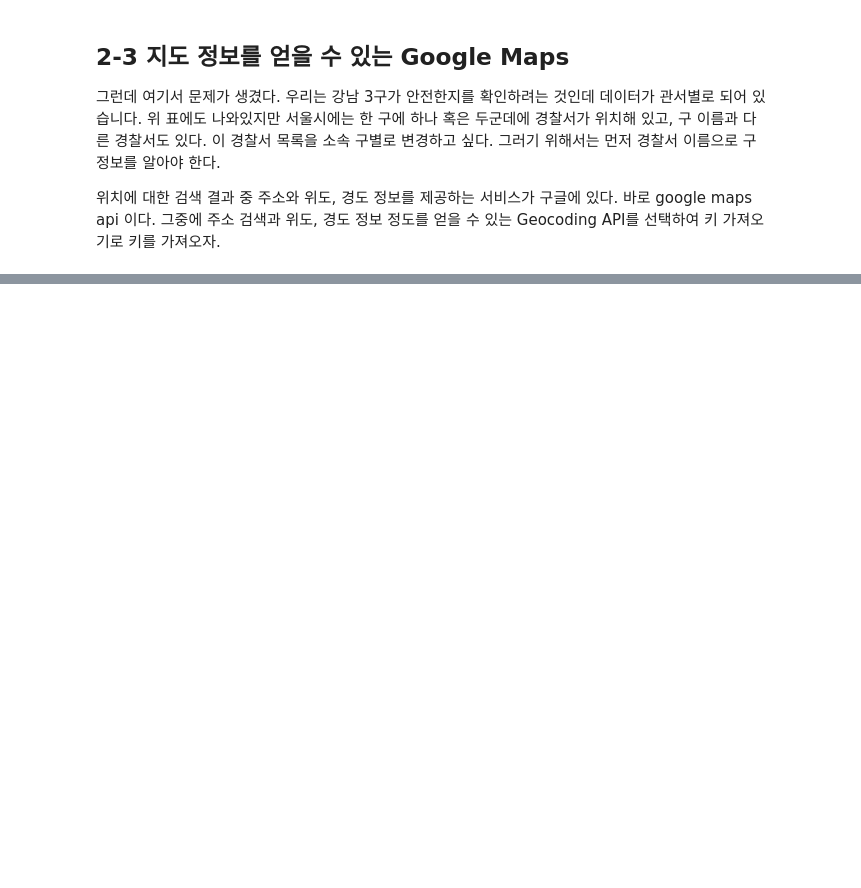
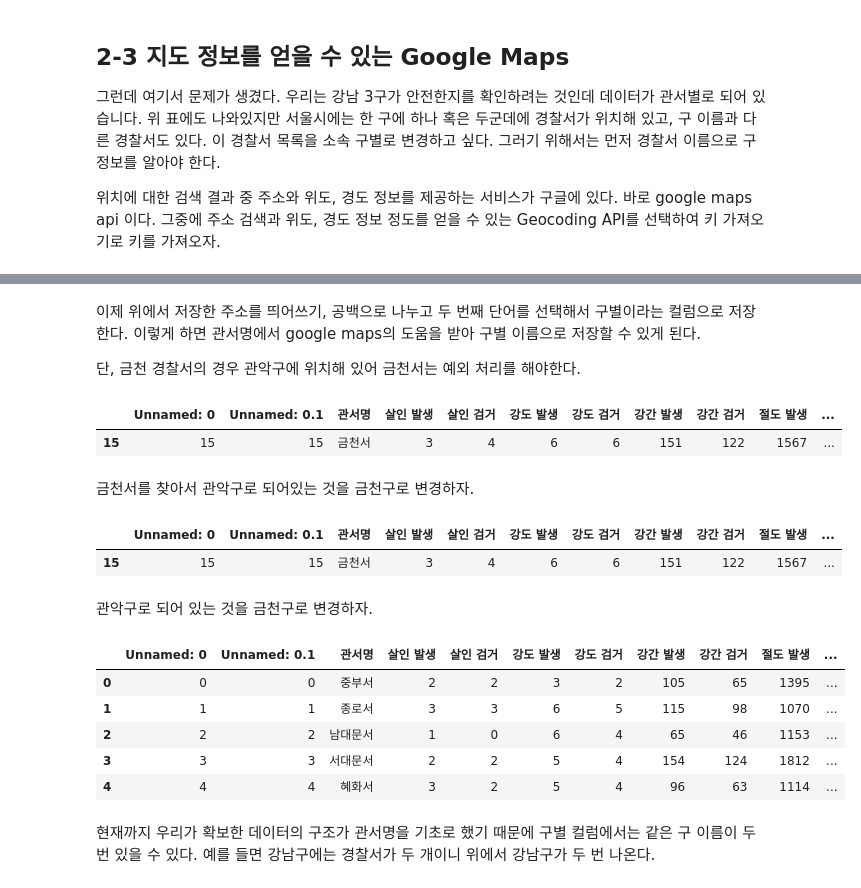
Before and after one commit to jaeyoon89/python_datascience_study, a Jupyter notebook: ch2_crime_in_seoul.ipynb, the cells around one changed output, grey strips where cells are left out. Saved outputs shown, nothing was run; the diff lists cells and outputs as text; code cells hidden in the pictures; blank space fills up the shorter version.

```diff
--- a/ch2_crime_in_seoul.ipynb
+++ b/ch2_crime_in_seoul.ipynb
@@ -72,0 +217,19 @@ for name in crime_anal_police["관서명"]:
+# %% [markdown]
+이제 위에서 저장한 주소를 띄어쓰기, 공백으로 나누고 두 번째 단어를 선택해서 구별이라는 컬럼으로 저장한다. 이렇게 하면 관서명에서 google maps의 도움을 받아 구별 이름으로 저장할 수 있게 된다.
+
+단, 금천 경찰서의 경우 관악구에 위치해 있어 금천서는 예외 처리를 해야한다.
+# %%
+crime_anal_police[crime_anal_police['관서명']=='금천서']
+# %% [output]
+|  | Unnamed: 0 | Unnamed: 0.1 | 관서명 | 살인 발생 | 살인 검거 | 강도 발생 | 강도 검거 | 강간 발생 | 강간 검거 | 절도 발생 | ... |
+| 15 | 15 | 15 | 금천서 | 3 | 4 | 6 | 6 | 151 | 122 | 1567 | ... |
+# %% [markdown]
+금천서를 찾아서 관악구로 되어있는 것을 금천구로 변경하자.
+# %%
+crime_anal_police.loc[crime_anal_police['관서명']=='금천서',['구별']] = '금천서'
+crime_anal_police[crime_anal_police['관서명']=='금천서']
+# %% [output]
+|  | Unnamed: 0 | Unnamed: 0.1 | 관서명 | 살인 발생 | 살인 검거 | 강도 발생 | 강도 검거 | 강간 발생 | 강간 검거 | 절도 발생 | ... |
+| 15 | 15 | 15 | 금천서 | 3 | 4 | 6 | 6 | 151 | 122 | 1567 | ... |
+# %% [markdown]
+관악구로 되어 있는 것을 금천구로 변경하자.
@@ -72,0 +239,11 @@ for name in crime_anal_police["관서명"]:
+# %%
+crime_anal_police.head()
+# %% [output]
+|  | Unnamed: 0 | Unnamed: 0.1 | 관서명 | 살인 발생 | 살인 검거 | 강도 발생 | 강도 검거 | 강간 발생 | 강간 검거 | 절도 발생 | ... |
+| 0 | 0 | 0 | 중부서 | 2 | 2 | 3 | 2 | 105 | 65 | 1395 | ... |
+| 1 | 1 | 1 | 종로서 | 3 | 3 | 6 | 5 | 115 | 98 | 1070 | ... |
+| 2 | 2 | 2 | 남대문서 | 1 | 0 | 6 | 4 | 65 | 46 | 1153 | ... |
+| 3 | 3 | 3 | 서대문서 | 2 | 2 | 5 | 4 | 154 | 124 | 1812 | ... |
+| 4 | 4 | 4 | 혜화서 | 3 | 2 | 5 | 4 | 96 | 63 | 1114 | ... |
+# %% [markdown]
+현재까지 우리가 확보한 데이터의 구조가 관서명을 기초로 했기 때문에 구별 컬럼에서는 같은 구 이름이 두번 있을 수 있다. 예를 들면 강남구에는 경찰서가 두 개이니 위에서 강남구가 두 번 나온다.
```
Also changed, not shown: parts of 30 cells of this notebook.
